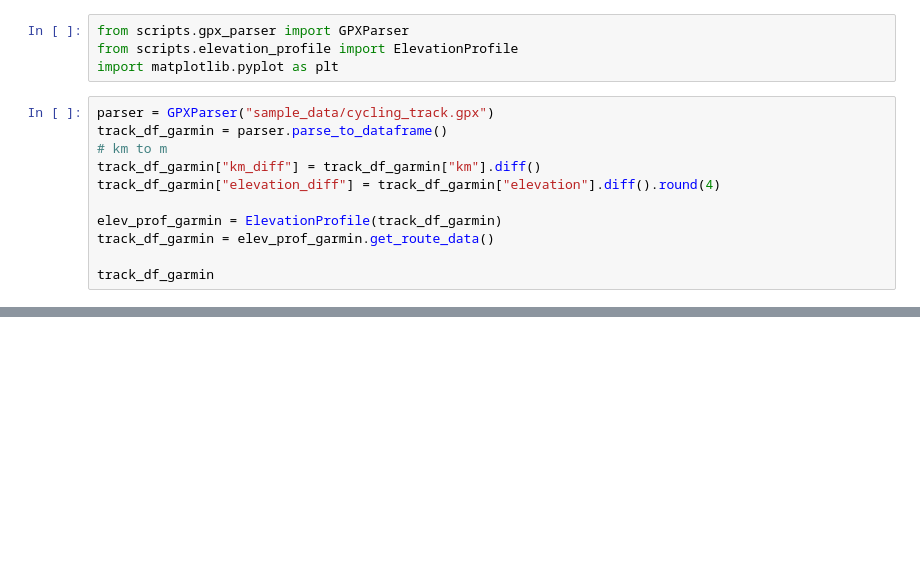
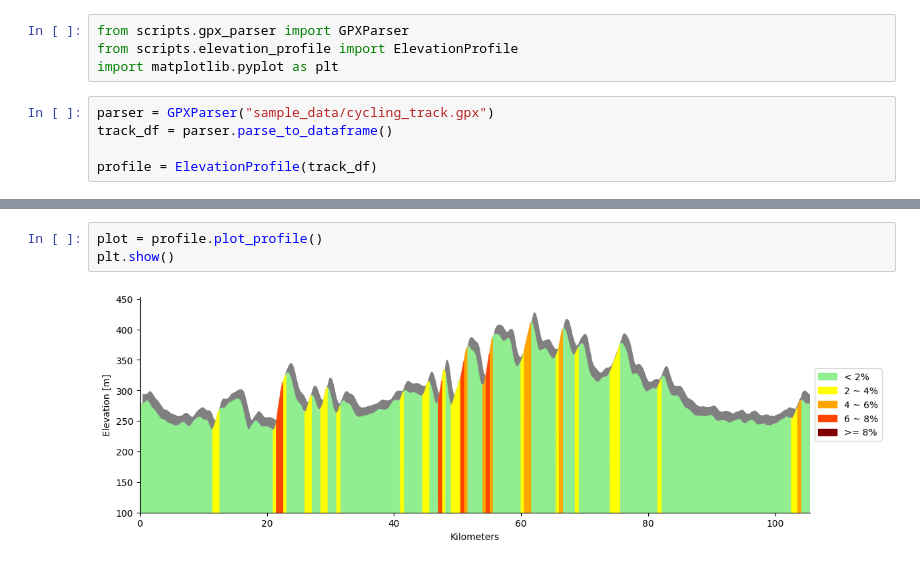
Before and after one commit to MichalMakowiejczuk/GPX-analyzer, a Jupyter notebook: elevation_outliers.ipynb, the cells around one changed output, grey strips where cells are left out. Cells and saved outputs as stored; diff of their text form; blank space fills up the shorter version.

```diff
--- a/elevation_outliers.ipynb
+++ b/elevation_outliers.ipynb
@@ -4,12 +4,6 @@ from scripts.elevation_profile import ElevationProfile
 import matplotlib.pyplot as plt
 # %%
 parser = GPXParser("sample_data/cycling_track.gpx")
-track_df_garmin = parser.parse_to_dataframe()
-# km to m
-track_df_garmin["km_diff"] = track_df_garmin["km"].diff()
-track_df_garmin["elevation_diff"] = track_df_garmin["elevation"].diff().round(4)
+track_df = parser.parse_to_dataframe()
 
-elev_prof_garmin = ElevationProfile(track_df_garmin)
-track_df_garmin = elev_prof_garmin.get_route_data()
-
-track_df_garmin
+profile = ElevationProfile(track_df)
@@ -71,0 +33,5 @@ segment_df
+# %%
+plot = profile.plot_profile()
+plt.show()
+# %% [output]
+[figure, added]
```
Also changed, not shown: parts of 6 cells of this notebook, 2 other files.
